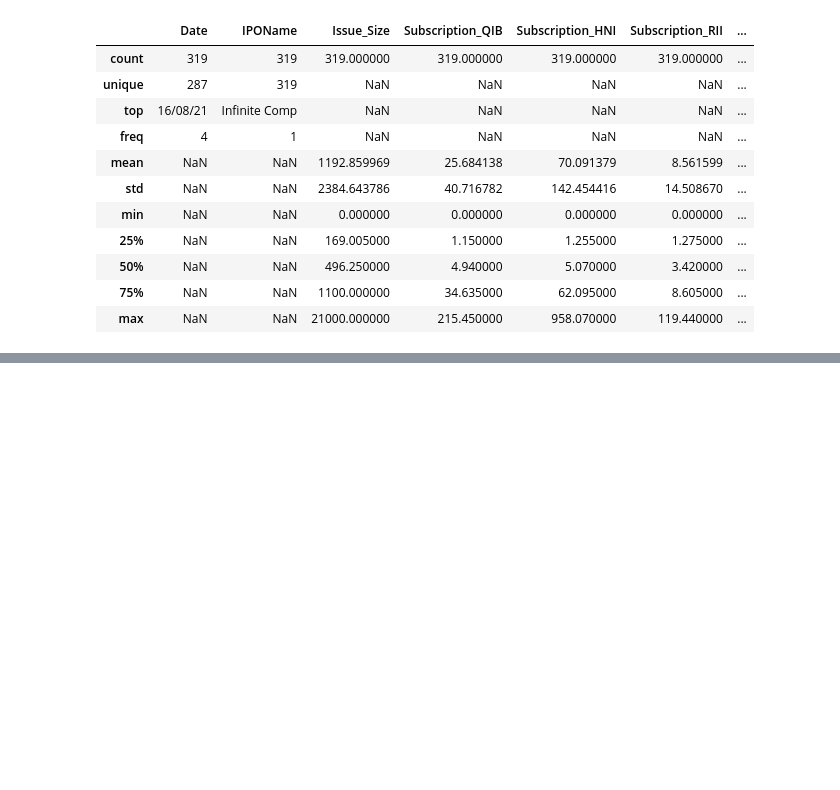
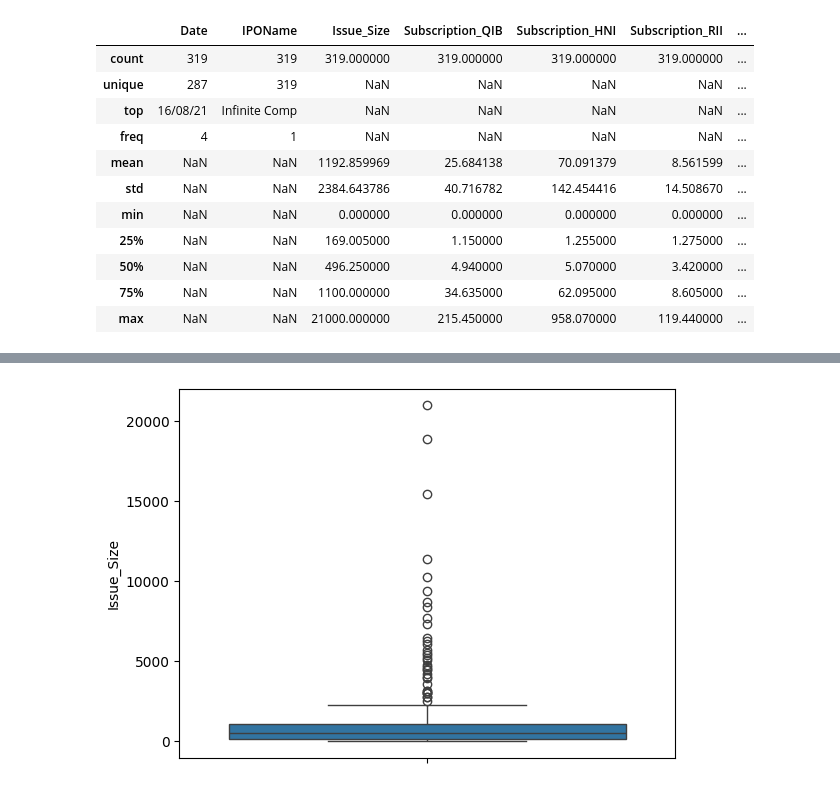
Before and after one commit to kigtembu/deeplearning-playground, a Jupyter notebook: indian ipos.ipynb, the cells around one changed output, grey strips where cells are left out. Drawn from its saved outputs; the diff is of its cells as text; code cells hidden in the pictures; blank space fills up the shorter version.

```diff
--- a/indian ipos.ipynb
+++ b/indian ipos.ipynb
@@ -66,0 +98,5 @@ ipo.describe(include='all')
+# %%
+sns.boxplot(y=ipo['Issue_Size'])
+plt.show()
+# %% [output]
+[figure, added]
```
Also changed, not shown: parts of 14 cells of this notebook.
